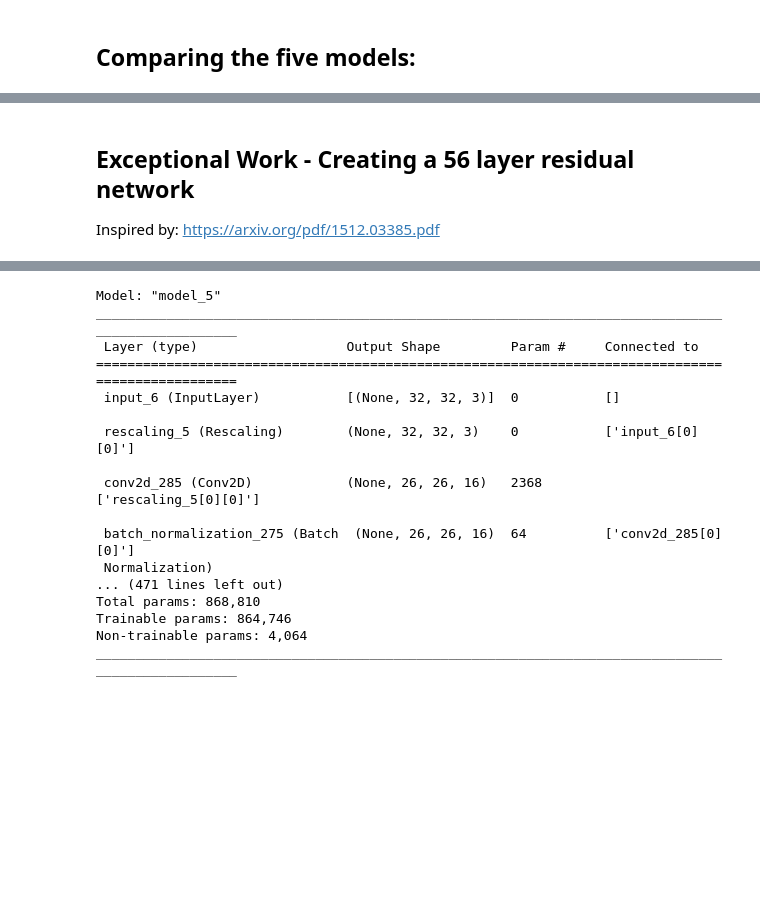
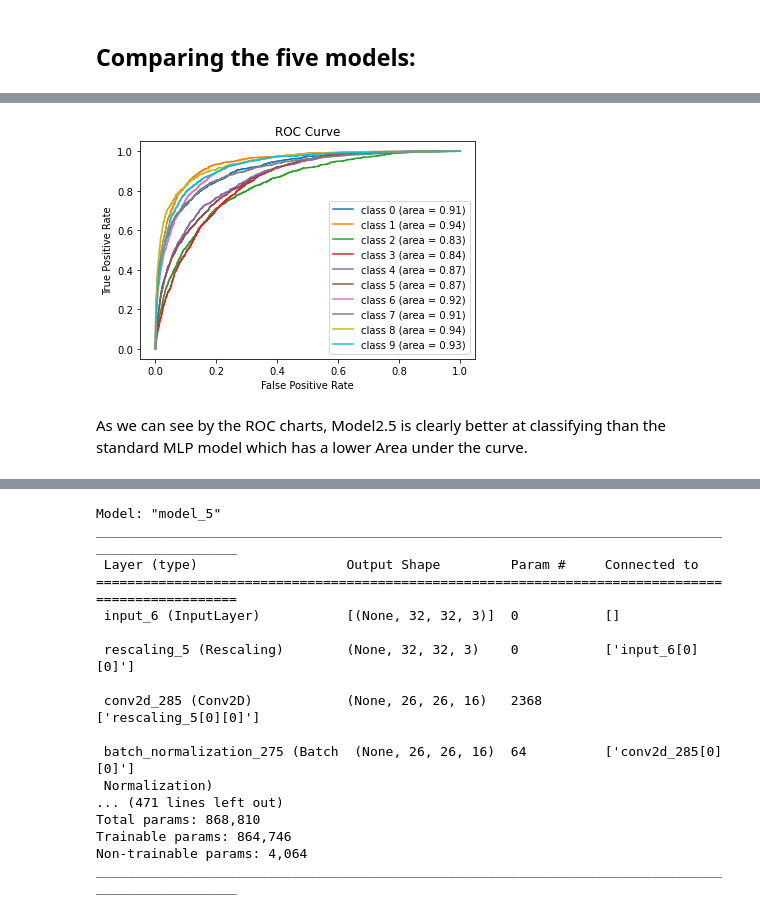
Before and after one commit to saakethkoka/ML-Lab6-CNN, a Jupyter notebook: main.ipynb, the cells around one changed output, grey strips where cells are left out. Saved outputs shown, nothing was run; the diff lists cells and outputs as text; code cells hidden in the pictures; blank space fills up the shorter version.

```diff
--- a/main.ipynb
+++ b/main.ipynb
@@ -479,27 +497,4 @@ AttributeError: 'NoneType' object has no attribute 'title'
-# %%
-#plot Roc curve for model 2.5 and standard MLP:
-from sklearn.metrics import roc_curve, auc
-from sklearn.preprocessing import label_binarize
-def plot_roc(model):
-    global y_val
-    global X_val
-    y_pred = model.predict(X_val)
-    y_pred = np.argmax(y_pred, axis=1)
-
-    # compute the AUC score for each class with One Vs Rest:
-    y_val_one_hot = label_binarize(y_val, classes=[0, 1, 2, 3, 4, 5, 6, 7, 8, 9])
-    y_pred_one_hot = label_binarize(y_pred, classes=[0, 1, 2, 3, 4, 5, 6, 7, 8, 9])
-
-    for i in range(10):
-        fpr, tpr, trash = roc_curve(y_val_one_hot[:, i], y_pred_one_hot[:, i])
-        plt.plot(fpr, tpr, label='Class ' + str(i) + ' AUC: ' + str(auc(fpr, tpr)))
-
-    plt.legend()
-    plt.show()
-# %% [markdown]
-## Exceptional Work - Creating a 56 layer residual network
-
-
-
-Inspired by:
-https://arxiv.org/pdf/1512.03385.pdf
+# %%
+print("Average AUC for standard MLP: " + str(average_auc(model_mpl)))
+plot_roc(model_mpl)
+# %% [output]
@@ -505,0 +504,3 @@ https://arxiv.org/pdf/1512.03385.pdf
+[figure, added]
+# %% [markdown]
+As we can see by the ROC charts, Model2.5 is clearly better at classifying than the standard MLP model which has a lower Area under the curve.
```
Also changed, not shown: parts of 22 cells of this notebook.
